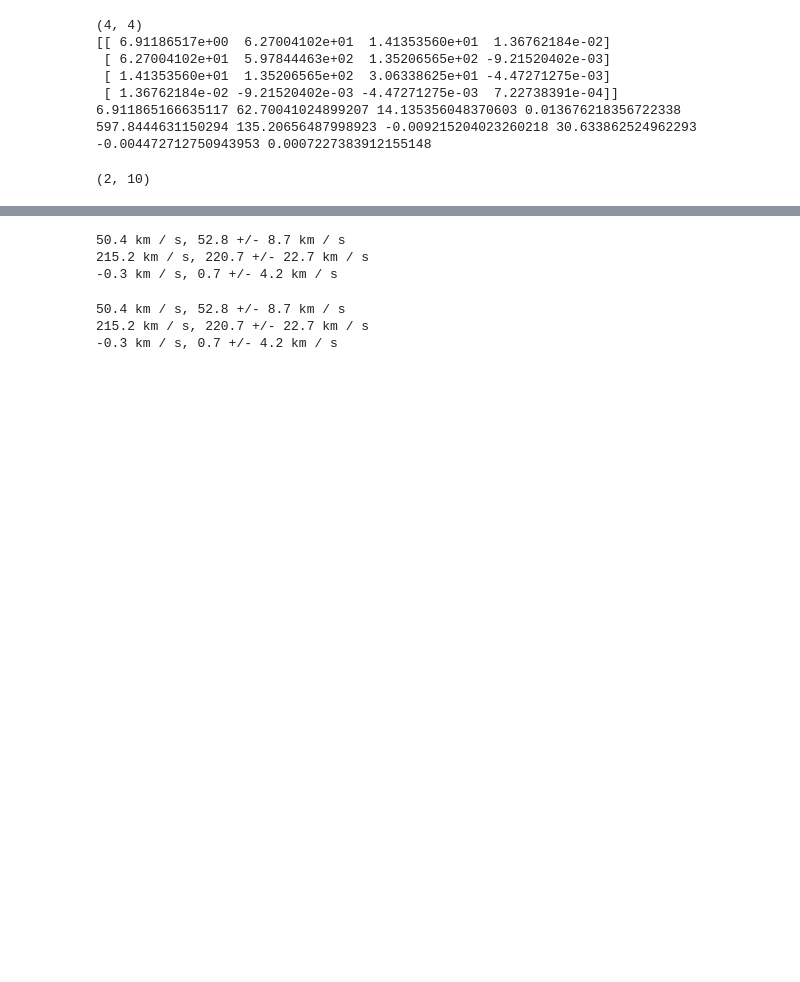
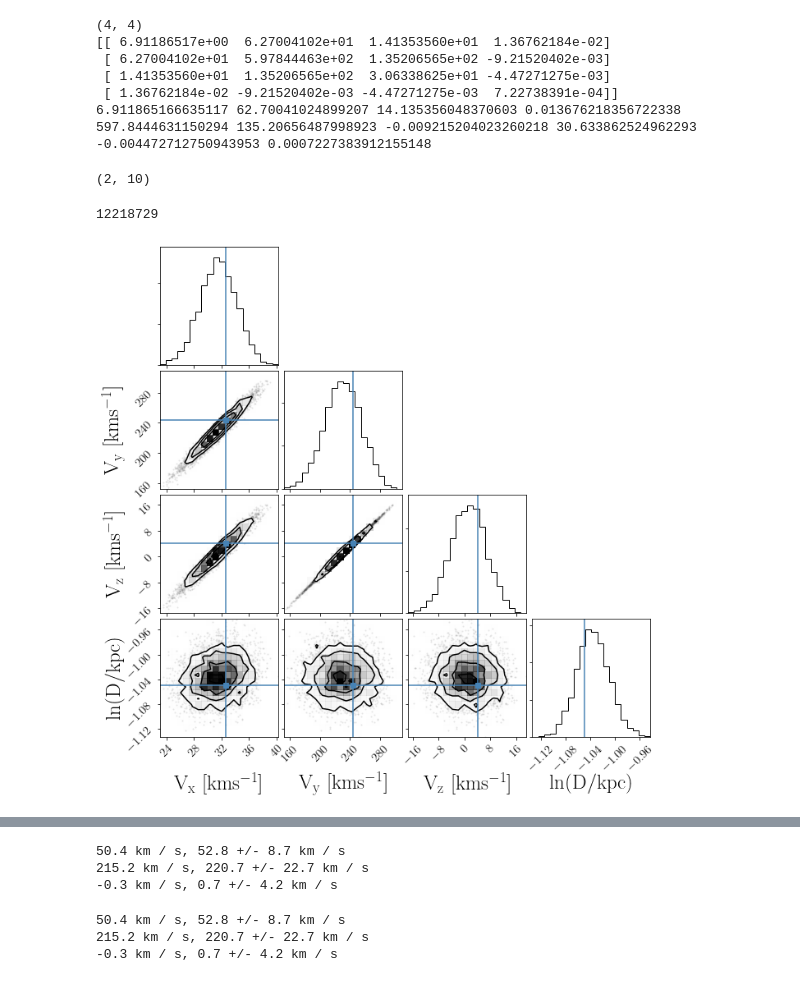
Before and after one commit to RuthAngus/kepler_kinematics, a Jupyter notebook: notebooks/Demo_Notebook.ipynb, the cells around one changed output, grey strips where cells are left out. Saved outputs shown, nothing was run; the diff lists cells and outputs as text; code cells hidden in the pictures; blank space fills up the shorter version.

```diff
--- a/notebooks/Demo_Notebook.ipynb
+++ b/notebooks/Demo_Notebook.ipynb
@@ -136,17 +135,22 @@ print(np.shape(np.vstack((a, a))))
 # %%
 plotpar = {'axes.labelsize': 25,
            'font.size': 12,
            'legend.fontsize': 15,
            'xtick.labelsize': 15,
            'ytick.labelsize': 15,
            'text.usetex': True}
 plt.rcParams.update(plotpar)
 
-labels = ["$\mathrm{V_x~[kms^{-1}]}$", "$\mathrm{V_y~[kms^{-1}]}$", "$\mathrm{V_z~[kms^{-1}]}$", "$\mathrm{\ln(D/kpc)}$"]
+labels = ["$\mathrm{V_x~[kms^{-1}]}$", "$\mathrm{V_y~[kms^{-1}]}$", "$\mathrm{V_z~[kms^{-1}]}$",
+          "$\mathrm{\ln(D/kpc)}$"]
 fig = corner.corner(vsamples, labels=labels, truths=[vx.value, vy.value, vz.value, np.log(d)], dpi=200);
 # plt.title(f"KIC {format(int(df.kepid))}")
-# plt.savefig("../plots/posterior")
-# plt.savefig("../paper/posterior.pdf")
+plt.savefig("../plots/posterior")
+plt.savefig("../paper/posterior.pdf")
+print(int(df.kepid))
+# %% [output]
+12218729
+[figure, added]
 # %%
 d
 # %% [output]
```
Also changed, not shown: parts of 13 cells of this notebook, 3 other files.
